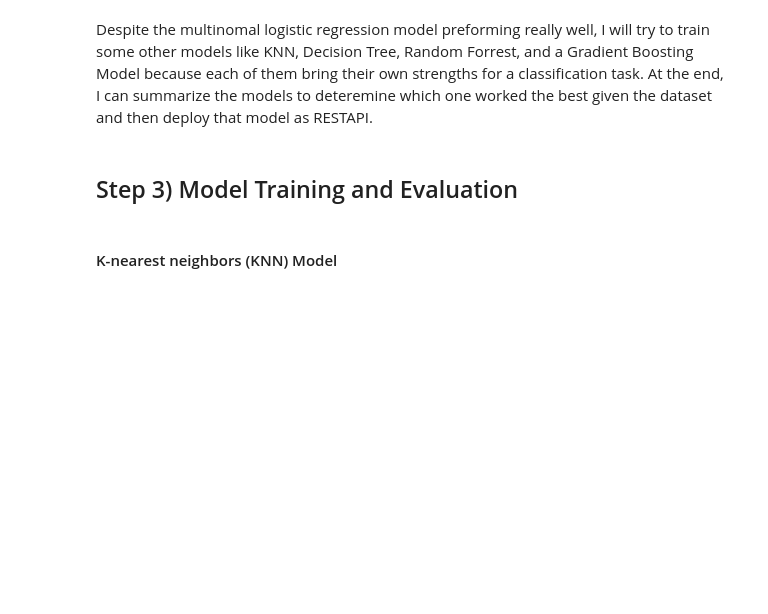
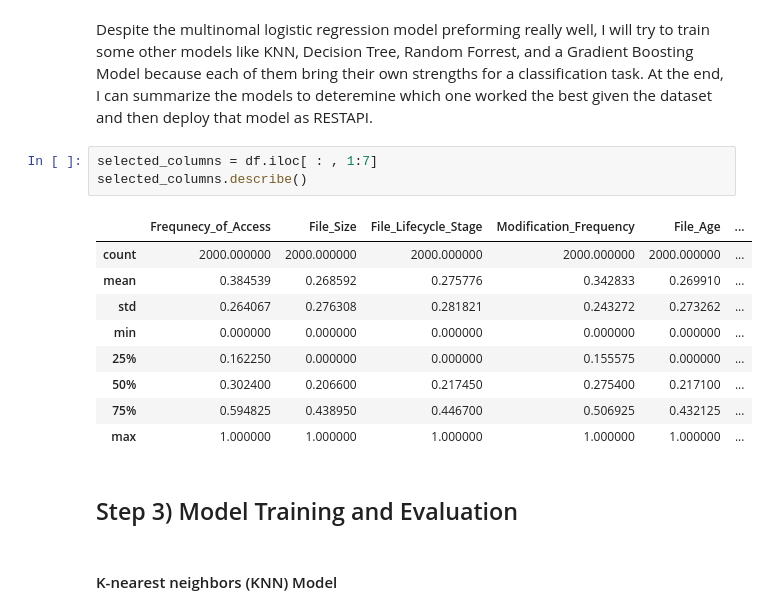
Before and after one commit to qusayqadir/Predictive-Cloud-Storage-Tiering, a Jupyter notebook: src/train-model/storage-tier-modelling.ipynb, the cells around one changed output. Drawn from its saved outputs; the diff is of its cells as text; blank space fills up the shorter version.

```diff
--- a/src/train-model/storage-tier-modelling.ipynb
+++ b/src/train-model/storage-tier-modelling.ipynb
@@ -344,5 +372,18 @@ weighted avg       0.92      0.88      0.88       400
 # %% [markdown]
 Despite the multinomal logistic regression model preforming really well, I will try to train some other models like KNN, Decision Tree, Random Forrest, and a Gradient Boosting Model because each of them bring their own strengths for a classification task. At the end, I can summarize the models to deteremine which one worked the best given the dataset and then deploy that model as RESTAPI.
+# %%
+selected_columns = df.iloc[ : , 1:7]
+selected_columns.describe()
+# %% [output]
+|  | Frequnecy_of_Access | File_Size | File_Lifecycle_Stage | Modification_Frequency | File_Age | ... |
+| count | 2000.000000 | 2000.000000 | 2000.000000 | 2000.000000 | 2000.000000 | ... |
+| mean | 0.384539 | 0.268592 | 0.275776 | 0.342833 | 0.269910 | ... |
+| std | 0.264067 | 0.276308 | 0.281821 | 0.243272 | 0.273262 | ... |
+| min | 0.000000 | 0.000000 | 0.000000 | 0.000000 | 0.000000 | ... |
+| 25% | 0.162250 | 0.000000 | 0.000000 | 0.155575 | 0.000000 | ... |
+| 50% | 0.302400 | 0.206600 | 0.217450 | 0.275400 | 0.217100 | ... |
+| 75% | 0.594825 | 0.438950 | 0.446700 | 0.506925 | 0.432125 | ... |
+| max | 1.000000 | 1.000000 | 1.000000 | 1.000000 | 1.000000 | ... |
 # %% [markdown]
 ## Step 3) Model Training and Evaluation
 # %% [markdown]
```
Also changed, not shown: parts of 13 cells of this notebook, 15 other files.
